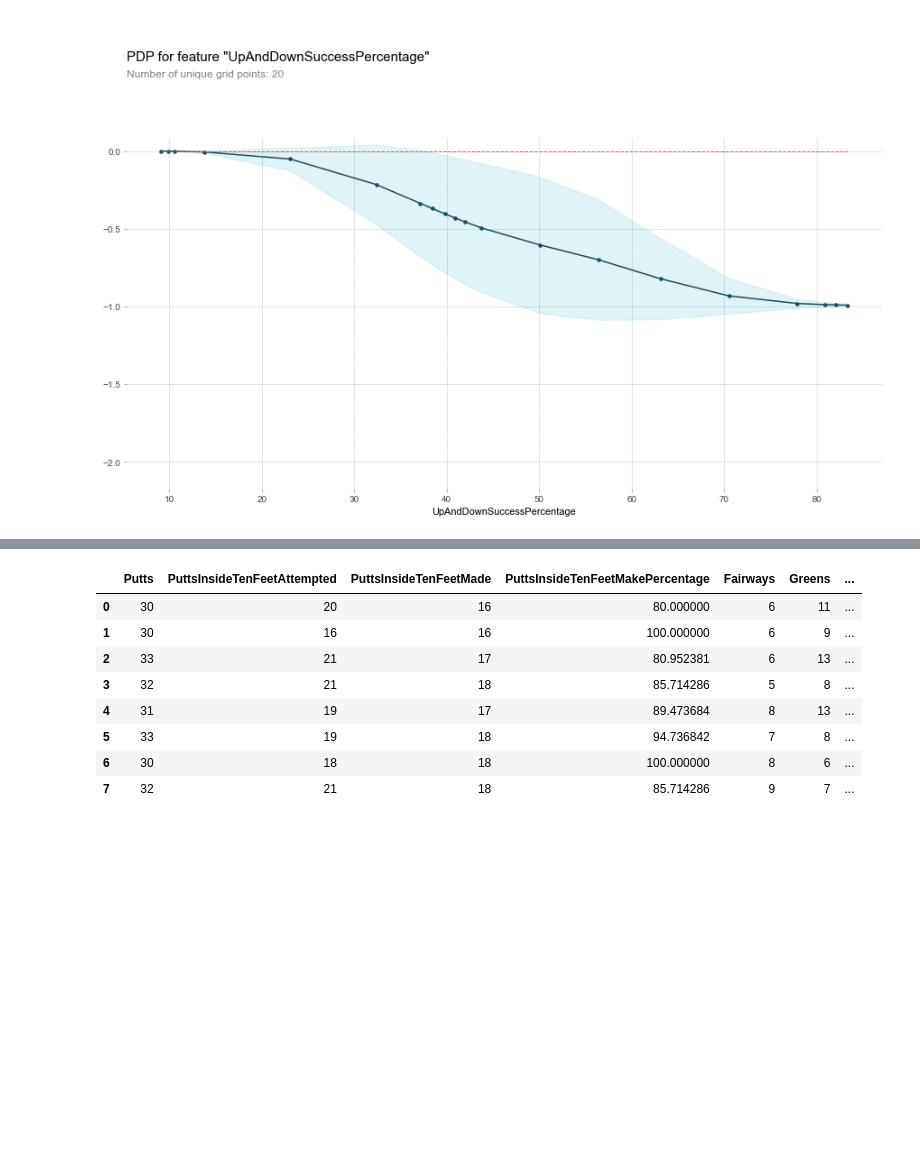
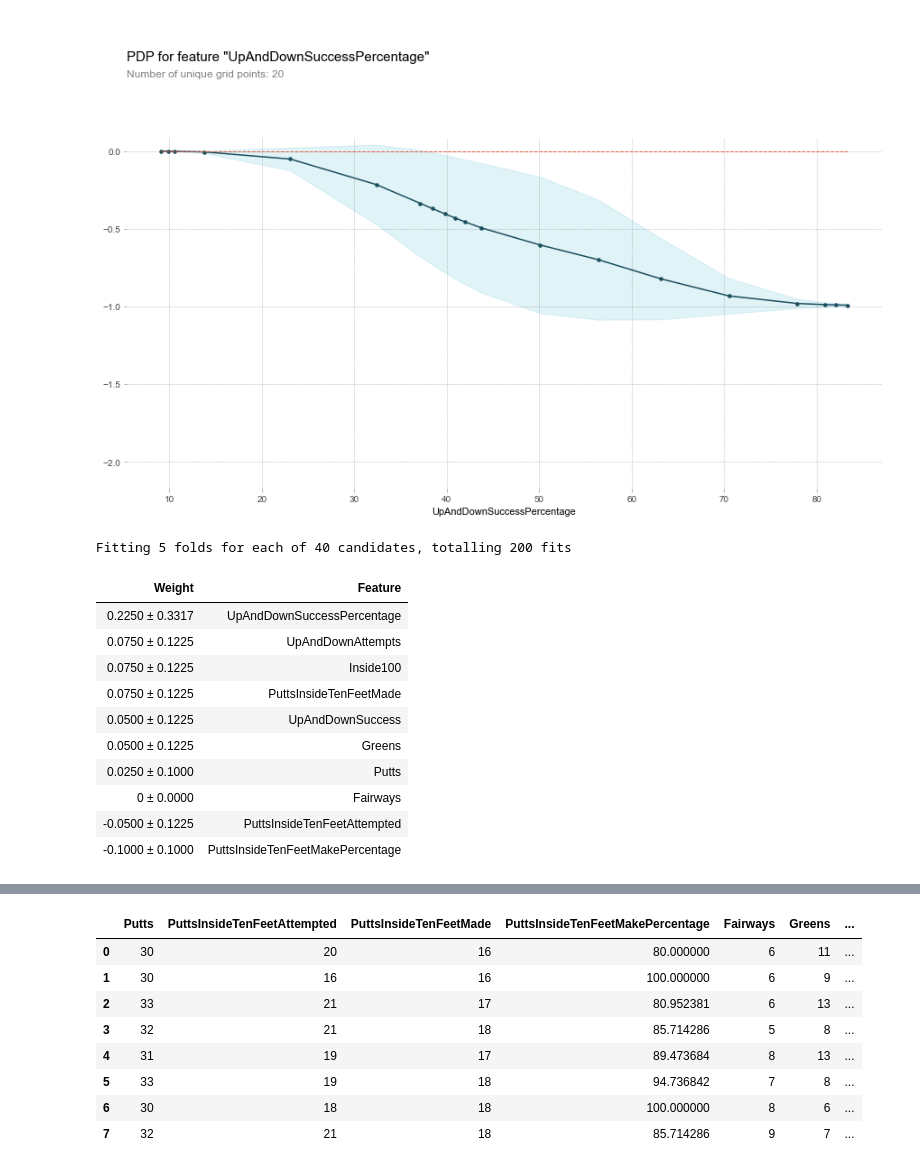
Before and after one commit to jreckin/FunAnalyticalStuff, a Jupyter notebook: golf_scores.ipynb, the cells around one changed output, grey strips where cells are left out. Drawn from its saved outputs; the diff is of its cells as text; code cells hidden in the pictures; blank space fills up the shorter version.

```diff
--- a/golf_scores.ipynb
+++ b/golf_scores.ipynb
@@ -689,0 +845,7 @@ array([1])
+# %%
+best_lr_estimator = best_clf_lr.best_estimator_
+best_knn_estimator = best_clf_knn.best_estimator_
+best_svc_estimator = best_clf_svc.best_estimator_
+best_rf_estimator = best_clf_rf.best_estimator_
+best_xgb_estimator = best_clf_xgb.best_estimator_
+voting_clf_hard = VotingClassifier(estimators = [('lr', best_lr_estimator),('knn',best_knn_estimator),('rf',best_rf_estimator),('svc',best_svc_estimator), ('xgb', best_xgb_estimator)], voting = 'hard')
@@ -726,3 +942,20 @@ for feat_name in base_features2:
 [figure]
 [figure]
 [figure]
+# %%
+best_lr = clf_lr.fit(train_X, train_y)
+best_perm = PermutationImportance(best_lr, random_state = 1).fit(val_X, val_y)
+eli5.show_weights(best_perm, feature_names = val_X.columns.tolist())
+# %% [output]
+Fitting 5 folds for each of 40 candidates, totalling 200 fits
+| Weight | Feature |
+| 0.2250 ± 0.3317 | UpAndDownSuccessPercentage |
+| 0.0750 ± 0.1225 | UpAndDownAttempts |
+| 0.0750 ± 0.1225 | Inside100 |
+| 0.0750 ± 0.1225 | PuttsInsideTenFeetMade |
+| 0.0500 ± 0.1225 | UpAndDownSuccess |
+| 0.0500 ± 0.1225 | Greens |
+| 0.0250 ± 0.1000 | Putts |
+| 0 ± 0.0000 | Fairways |
+| -0.0500 ± 0.1225 | PuttsInsideTenFeetAttempted |
+| -0.1000 ± 0.1000 | PuttsInsideTenFeetMakePercentage |
```
Also changed, not shown: parts of 24 cells of this notebook.
